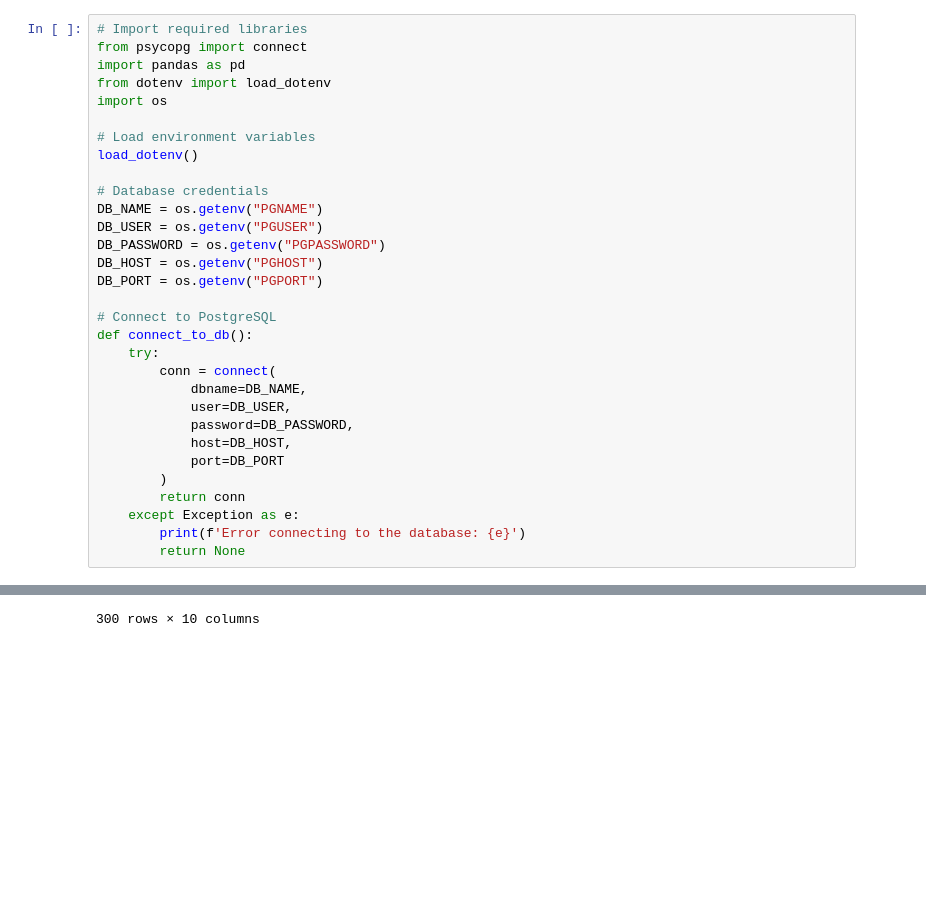
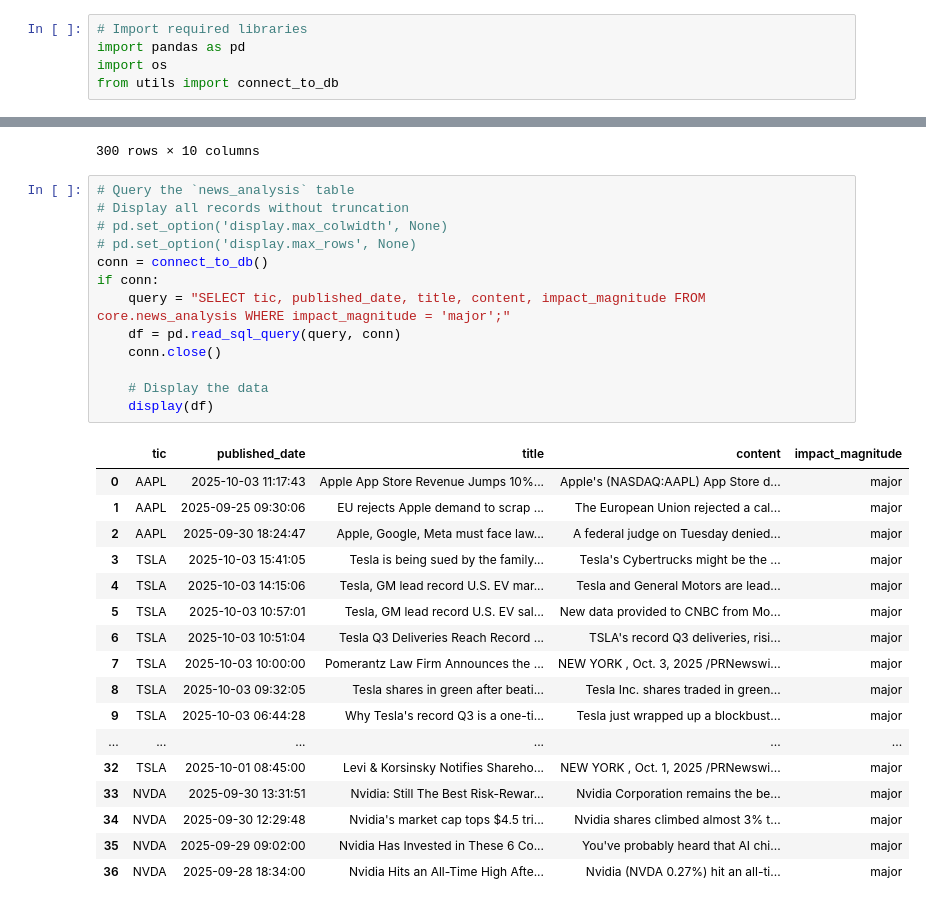
Before and after one commit to vincentsham/stock_ai_app, a Jupyter notebook: server/database/database_queries.ipynb, the cells around one changed output, grey strips where cells are left out. Drawn from its saved outputs; the diff is of its cells as text; blank space fills up the shorter version.

```diff
--- a/data_pipelines/database_queries.ipynb
+++ b/server/database/database_queries.ipynb
@@ -3,35 +3,9 @@
 This notebook contains queries for various database tables, identifies potential data issues, and provides insights for further analysis.
 # %%
 # Import required libraries
-from psycopg import connect
 import pandas as pd
-from dotenv import load_dotenv
 import os
-
-# Load environment variables
-load_dotenv()
-
-# Database credentials
-DB_NAME = os.getenv("PGNAME")
-DB_USER = os.getenv("PGUSER")
-DB_PASSWORD = os.getenv("PGPASSWORD")
-DB_HOST = os.getenv("PGHOST")
-DB_PORT = os.getenv("PGPORT")
-
-# Connect to PostgreSQL
-def connect_to_db():
-    try:
-        conn = connect(
-            dbname=DB_NAME,
-            user=DB_USER,
-            password=DB_PASSWORD,
-            host=DB_HOST,
-            port=DB_PORT
-        )
-        return conn
-    except Exception as e:
-        print(f'Error connecting to the database: {e}')
-        return None
+from utils import connect_to_db
 # %%
 # Query the `stock_metadata` table
 conn = connect_to_db()
@@ -273,3 +247,34 @@ if conn:
 | 298 | NVDA | 2025-09-27 10:35:52 | Seeking Alpha | CoreWeave: The Nvidia Put Is A Ga... | seekingalpha.com | CoreWeave, Inc. is initiated with... | https://seekingalpha.com/article/... | {'url': 'https://seekingalpha.com... | https://financialmodelingprep.com... | ... |
 | 299 | NVDA | 2025-09-27 09:55:00 | InvestorPlace | 8 Companies Poised to Soar From N... | investorplace.com | This week marked a historic turni... | https://investorplace.com/2025/09... | {'url': 'https://investorplace.co... | https://financialmodelingprep.com... | ... |
 300 rows × 10 columns
+# %%
+# Query the `news_analysis` table
+# Display all records without truncation
+# pd.set_option('display.max_colwidth', None)
+# pd.set_option('display.max_rows', None)
+conn = connect_to_db()
+if conn:
+    query = "SELECT tic, published_date, title, content, impact_magnitude FROM core.news_analysis WHERE impact_magnitude = 'major';"
+    df = pd.read_sql_query(query, conn)
+    conn.close()
+
+    # Display the data
+    display(df)
+# %% [output]
+|  | tic | published_date | title | content | impact_magnitude |
+| 0 | AAPL | 2025-10-03 11:17:43 | Apple App Store Revenue Jumps 10%... | Apple's (NASDAQ:AAPL) App Store d... | major |
+| 1 | AAPL | 2025-09-25 09:30:06 | EU rejects Apple demand to scrap ... | The European Union rejected a cal... | major |
+| 2 | AAPL | 2025-09-30 18:24:47 | Apple, Google, Meta must face law... | A federal judge on Tuesday denied... | major |
+| 3 | TSLA | 2025-10-03 15:41:05 | Tesla is being sued by the family... | Tesla's Cybertrucks might be the ... | major |
+| 4 | TSLA | 2025-10-03 14:15:06 | Tesla, GM lead record U.S. EV mar... | Tesla and General Motors are lead... | major |
+| 5 | TSLA | 2025-10-03 10:57:01 | Tesla, GM lead record U.S. EV sal... | New data provided to CNBC from Mo... | major |
+| 6 | TSLA | 2025-10-03 10:51:04 | Tesla Q3 Deliveries Reach Record ... | TSLA's record Q3 deliveries, risi... | major |
+| 7 | TSLA | 2025-10-03 10:00:00 | Pomerantz Law Firm Announces the ... | NEW YORK , Oct. 3, 2025 /PRNewswi... | major |
+| 8 | TSLA | 2025-10-03 09:32:05 | Tesla shares in green after beati... | Tesla Inc. shares traded in green... | major |
+| 9 | TSLA | 2025-10-03 06:44:28 | Why Tesla's record Q3 is a one-ti... | Tesla just wrapped up a blockbust... | major |
+| ... | ... | ... | ... | ... | ... |
+| 32 | TSLA | 2025-10-01 08:45:00 | Levi & Korsinsky Notifies Shareho... | NEW YORK , Oct. 1, 2025 /PRNewswi... | major |
+| 33 | NVDA | 2025-09-30 13:31:51 | Nvidia: Still The Best Risk-Rewar... | Nvidia Corporation remains the be... | major |
+| 34 | NVDA | 2025-09-30 12:29:48 | Nvidia's market cap tops $4.5 tri... | Nvidia shares climbed almost 3% t... | major |
+| 35 | NVDA | 2025-09-29 09:02:00 | Nvidia Has Invested in These 6 Co... | You've probably heard that AI chi... | major |
+| 36 | NVDA | 2025-09-28 18:34:00 | Nvidia Hits an All-Time High Afte... | Nvidia (NVDA 0.27%) hit an all-ti... | major |
```
Also changed, not shown: 24 other files.
